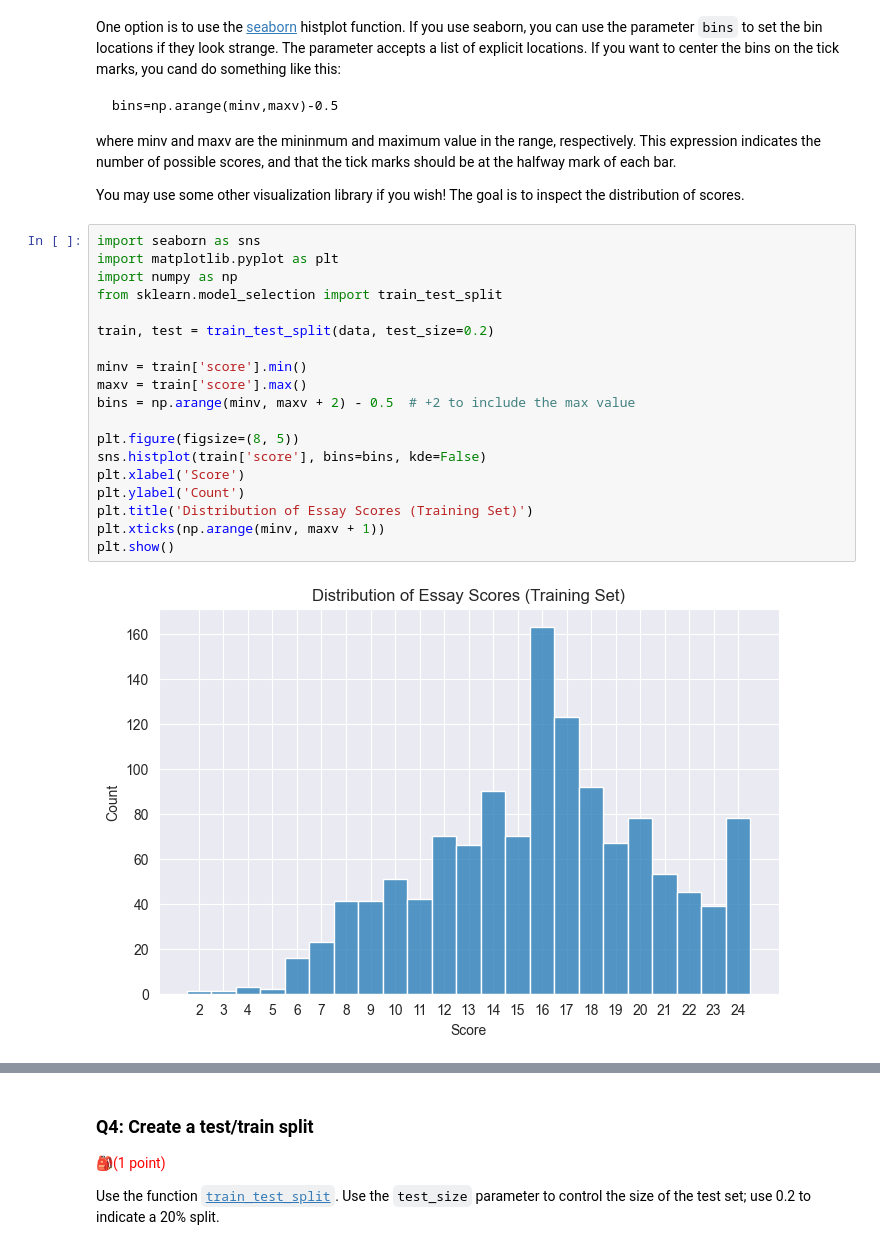
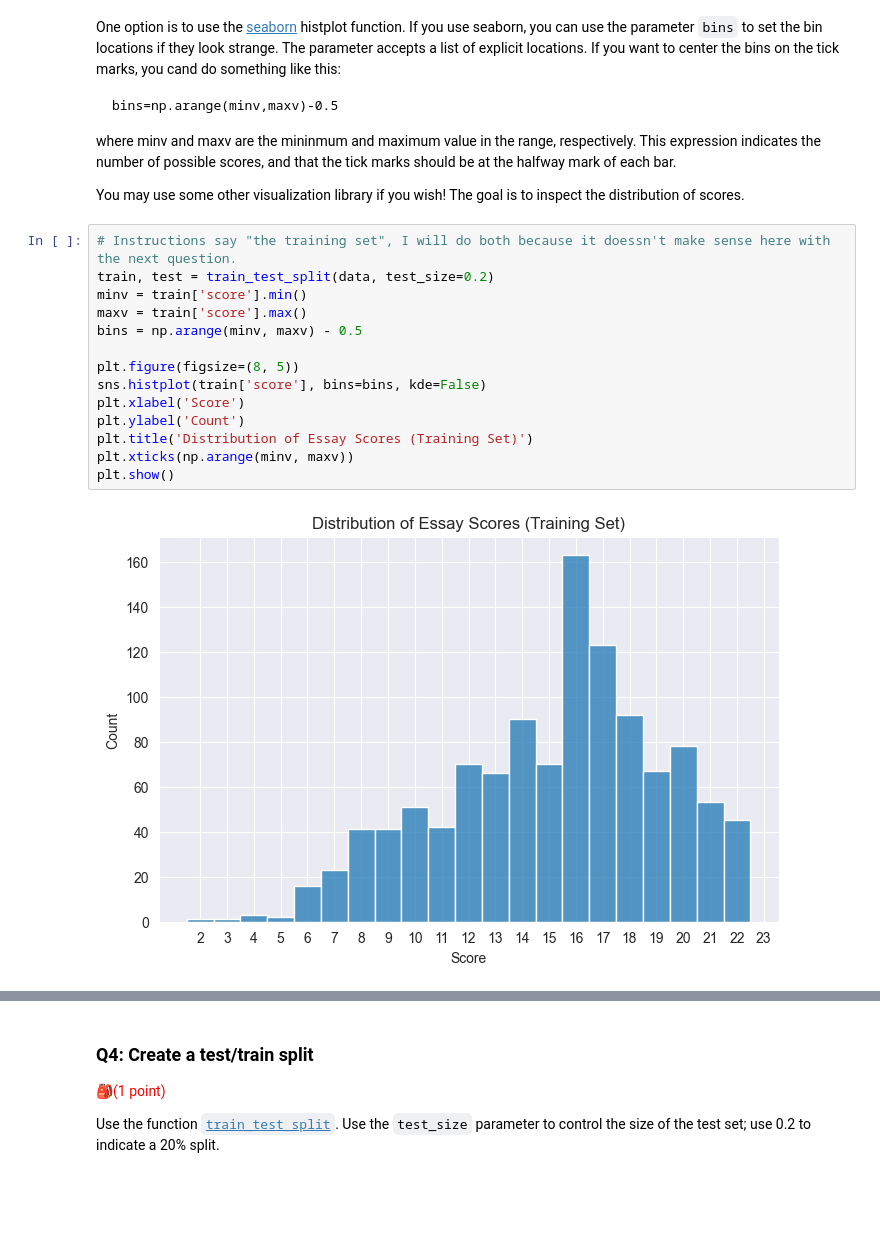
Before and after one commit to stevegon3/uw, a Jupyter notebook: IMT575/Lab-5-15_text_classification_pycharm.ipynb, the cells around one changed output, grey strips where cells are left out. Saved outputs shown, nothing was run; the diff lists cells and outputs as text; blank space fills up the shorter version.

```diff
--- a/IMT575/Lab-5-15_text_classification_pycharm.ipynb
+++ b/IMT575/Lab-5-15_text_classification_pycharm.ipynb
@@ -70,23 +95,18 @@ where minv and maxv are the mininmum and maximum value in the range, respectivel
 
 You may use some other visualization library if you wish!   The goal is to inspect the distribution of scores.
 # %%
-import seaborn as sns
-import matplotlib.pyplot as plt
-import numpy as np
-from sklearn.model_selection import train_test_split
-
+# Instructions say "the training set", I will do both because it doessn't make sense here with the next question.
 train, test = train_test_split(data, test_size=0.2)
-
 minv = train['score'].min()
 maxv = train['score'].max()
-bins = np.arange(minv, maxv + 2) - 0.5  # +2 to include the max value
+bins = np.arange(minv, maxv) - 0.5
 
 plt.figure(figsize=(8, 5))
 sns.histplot(train['score'], bins=bins, kde=False)
 plt.xlabel('Score')
 plt.ylabel('Count')
 plt.title('Distribution of Essay Scores (Training Set)')
-plt.xticks(np.arange(minv, maxv + 1))
+plt.xticks(np.arange(minv, maxv))
 plt.show()
 # %% [output]
-[figure, old version]
+[figure, new version]
```
Also changed, not shown: parts of 33 cells of this notebook.
